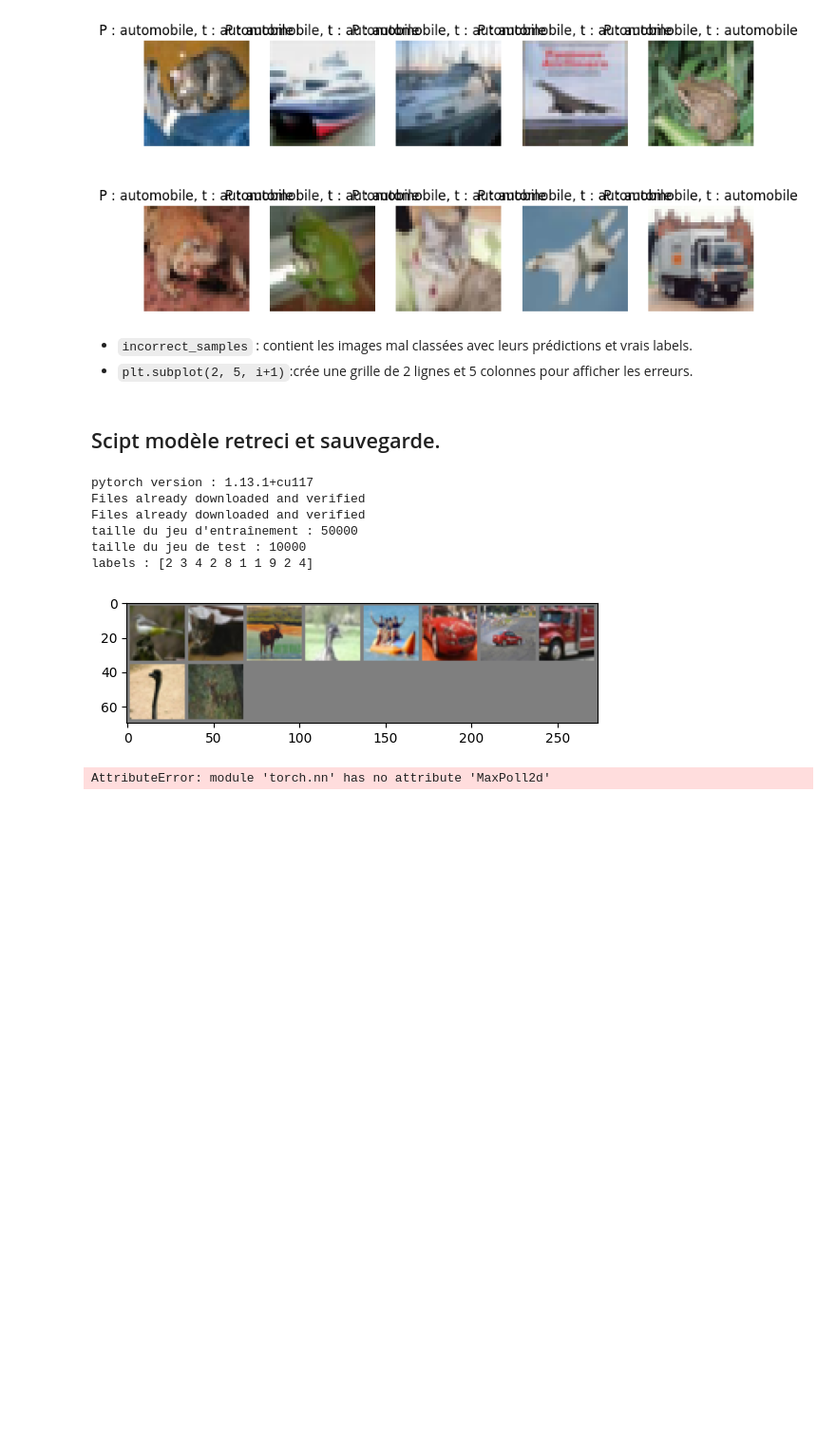
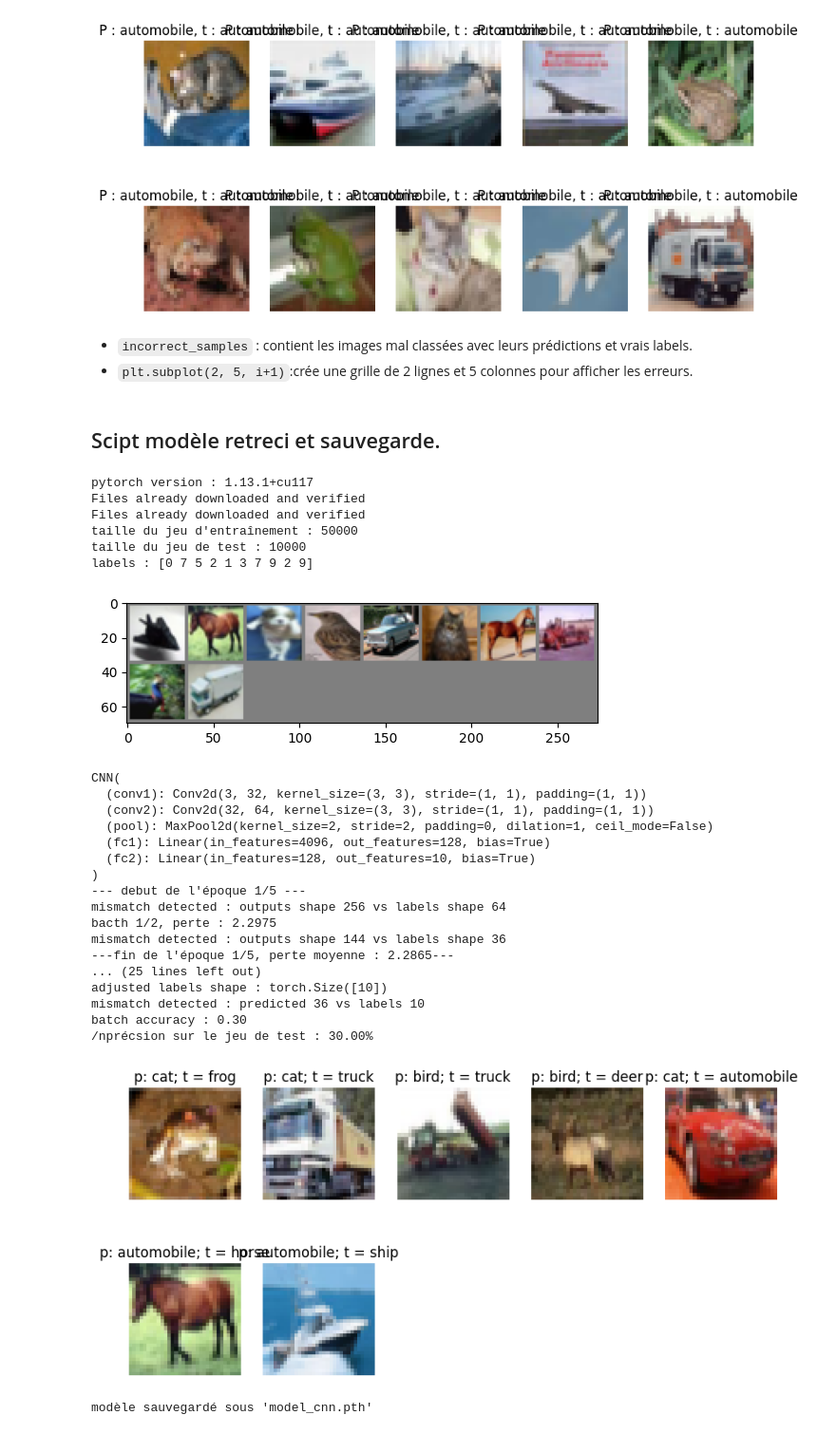
Before and after one commit to maxence-depire/init-tools-ai4industry, a Jupyter notebook: bonusPyTorch.ipynb, the cells around one changed output. Shown: that part at 95% size. Drawn from its saved outputs; the diff is of its cells as text; code cells hidden in the pictures; blank space fills up the shorter version.

Commit message:
:wrench: updat(Torch) Update the torch notebook

```diff
--- a/bonusPyTorch.ipynb
+++ b/bonusPyTorch.ipynb
@@ -422,7 +422,7 @@ class CNN(nn.Module):
         super(CNN, self).__init__()
         self.conv1 = nn.Conv2d(3, 32, kernel_size=3, stride=1, padding=1)
         self.conv2 = nn.Conv2d(32, 64, kernel_size=3, stride=1, padding=1)
-        self.pool = nn.MaxPoll2d(kernel_size=2, stride=2, padding=0)
+        self.pool = nn.MaxPool2d(kernel_size=2, stride=2, padding=0)
         self.fc1 = nn.Linear(64 * 8 * 8, 128)
         self.fc2 = nn.Linear(128, 10)
 
@@ -481,7 +481,7 @@ correct = 0
 total = 0
 with torch.no_grad():
     for batch_idx, (images, labels) in enumerate(test_loader):
-        print(f"\nbatch {batch_size+1}/{len(test_loader)}:")
+        print(f"\nbatch {batch_idx+1}/{len(test_loader)}:")
         print(f"images shape : {images.shape}, labels shape : {labels.shape}")
 
         # propagation avant
@@ -509,35 +509,53 @@ print(f"/nprécsion sur le jeu de test : {100 * correct / total:.2f}%")
 
 
 # visualisation des erreurs
 incorrect_samples = []
 with torch.no_grad():
     for images, labels in test_loader:
         outputs = mode1(images)
         _, predicted = torch.max(outputs, 1)
         for i in range(len(labels)):
             if predicted[i] != labels[i]:
                 incorrect_samples.append((images[i], predicted[i].item(), labels[i].item()))
 
 class_names = ["airplane", "automobile", "bird", "cat", "deer", "dog", "frog", "horse", "ship", "truck"]
 plt.figure(figsize=(10, 5))
 for i, (img, pred, true) in enumerate(incorrect_samples[:10]):
     img = img / 2 + 0.5 # dénormalisation
     npimg = img.numpy()
     plt.subplot(2, 5, i + 1)
-    plt.imgshow(np.transpose(npimg, (1, 2, 0)))
+    plt.imshow(np.transpose(npimg, (1, 2, 0)))
     plt.title(f"p: {class_names[pred]}; t = {class_names[true]}")
     plt.axis("off")
 plt.show()
 
 # sauvegarder uniquement les paramètre du modèle
-toch.save(model.state_dict(), "model.cnn.pth")
+torch.save(mode1.state_dict(), "model.cnn.pth")
 print("modèle sauvegardé sous 'model_cnn.pth'")
 # %% [output]
 pytorch version : 1.13.1+cu117
 Files already downloaded and verified
 Files already downloaded and verified
 taille du jeu d'entraînement : 50000
 taille du jeu de test : 10000
-labels : [2 3 4 2 8 1 1 9 2 4]
+labels : [0 7 5 2 1 3 7 9 2 9]
-[figure, old version]
+[figure, new version]
-AttributeError: module 'torch.nn' has no attribute 'MaxPoll2d'
+CNN(
+  (conv1): Conv2d(3, 32, kernel_size=(3, 3), stride=(1, 1), padding=(1, 1))
+  (conv2): Conv2d(32, 64, kernel_size=(3, 3), stride=(1, 1), padding=(1, 1))
+  (pool): MaxPool2d(kernel_size=2, stride=2, padding=0, dilation=1, ceil_mode=False)
+  (fc1): Linear(in_features=4096, out_features=128, bias=True)
+  (fc2): Linear(in_features=128, out_features=10, bias=True)
+)
+--- debut de l'époque 1/5 ---
+mismatch detected : outputs shape 256 vs labels shape 64
+bacth 1/2, perte : 2.2975
+mismatch detected : outputs shape 144 vs labels shape 36
+---fin de l'époque 1/5, perte moyenne : 2.2865---
+... (25 lines left out)
+adjusted labels shape : torch.Size([10])
+mismatch detected : predicted 36 vs labels 10
+batch accuracy : 0.30
+/nprécsion sur le jeu de test : 30.00%
+[figure, added]
+modèle sauvegardé sous 'model_cnn.pth'
```
